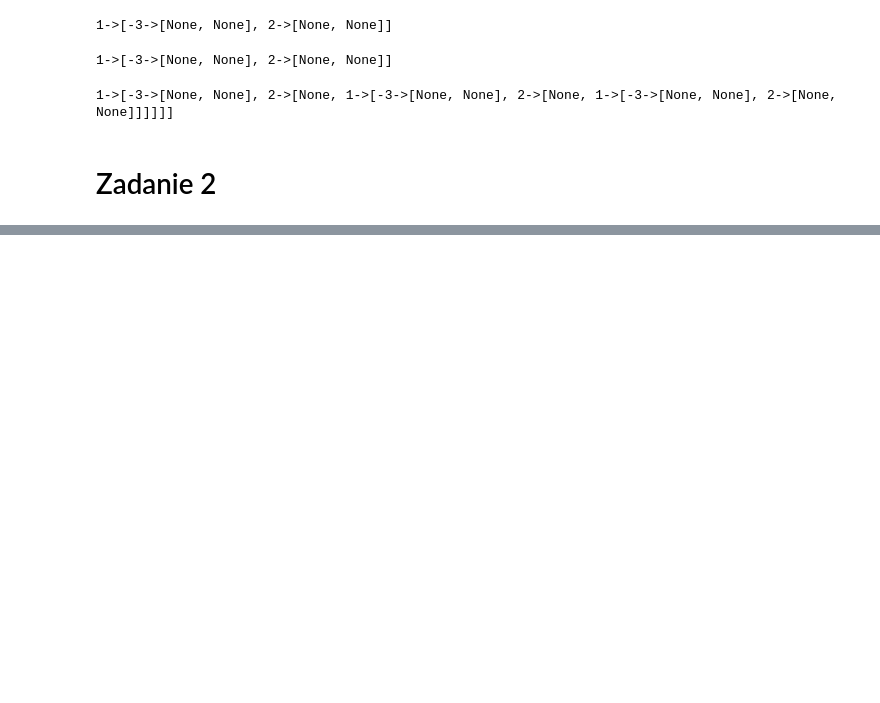
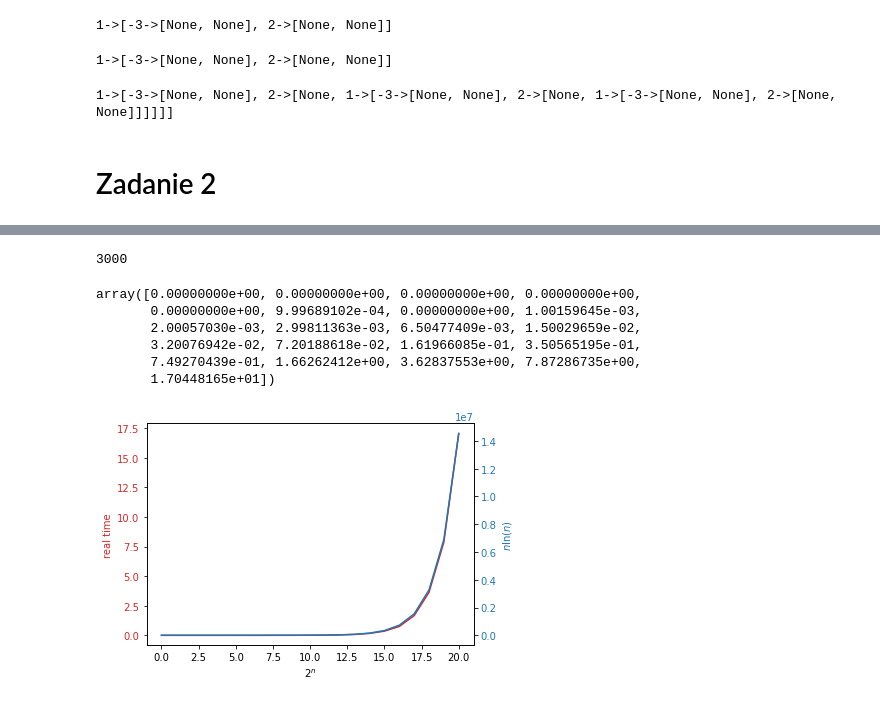
Before and after one commit to KacperBudnik/AiSD, a Jupyter notebook: List 6/Lista 6 - Kacper Budnik.ipynb, the cells around one changed output, grey strips where cells are left out. Drawn from its saved outputs; the diff is of its cells as text; code cells hidden in the pictures; blank space fills up the shorter version.

```diff
--- a/List 6/Lista 6 - Kacper Budnik.ipynb
+++ b/List 6/Lista 6 - Kacper Budnik.ipynb
@@ -535,5 +544,5 @@ a
-# %%
-a=BinHeap([6,5,4,3,2,1])
+# %%
+a.sort()
 # %%
 a
 # %% [output]
@@ -541,2 +549,0 @@ a
-# %%
-a=BinHeap([0])
@@ -671,0 +550,6 @@ class BinHeap:
+# %%
+import sys
+recursionlimit=sys.getrecursionlimit()
+print(recursionlimit)
+# %% [output]
+3000
@@ -671,0 +558,22 @@ class BinHeap:
+# %%
+import time
+import numpy as np
+
+n=20
+times=np.zeros(n+1)
+numbers=np.random.randint(-2**n,2**n,2**n)
+
+for i in range(n+1):
+    a=BinHeap(numbers[:2**i])
+    T=time.time()
+    a.sort()
+    times[i]=time.time()-T
+# %%
+times
+# %% [output]
+array([0.00000000e+00, 0.00000000e+00, 0.00000000e+00, 0.00000000e+00,
+       0.00000000e+00, 9.99689102e-04, 0.00000000e+00, 1.00159645e-03,
+       2.00057030e-03, 2.99811363e-03, 6.50477409e-03, 1.50029659e-02,
+       3.20076942e-02, 7.20188618e-02, 1.61966085e-01, 3.50565195e-01,
+       7.49270439e-01, 1.66262412e+00, 3.62837553e+00, 7.87286735e+00,
+       1.70448165e+01])
@@ -671,0 +582,20 @@ class BinHeap:
+# %%
+fig, ax1 = plt.subplots()
+
+color = 'tab:red'
+ax1.set_xlabel('$2^n$')
+ax1.set_ylabel('real time', color=color)
+ax1.plot(range(n+1), times, color=color)
+ax1.tick_params(axis='y', labelcolor=color)
+
+ax2 = ax1.twinx()  # instantiate a second axes that shares the same x-axis
+
+color = 'tab:blue'
+ax2.set_ylabel('$n\ln(n)$', color=color)  # we already handled the x-label with ax1
+ax2.plot(range(n+1), [2**i*np.log(2**i) for i in range(n+1)], color=color)
+ax2.tick_params(axis='y', labelcolor=color)
+
+fig.tight_layout()  # otherwise the right y-label is slightly clipped
+plt.show()
+# %% [output]
+[figure, added]
```
Also changed, not shown: parts of 11 cells of this notebook.
